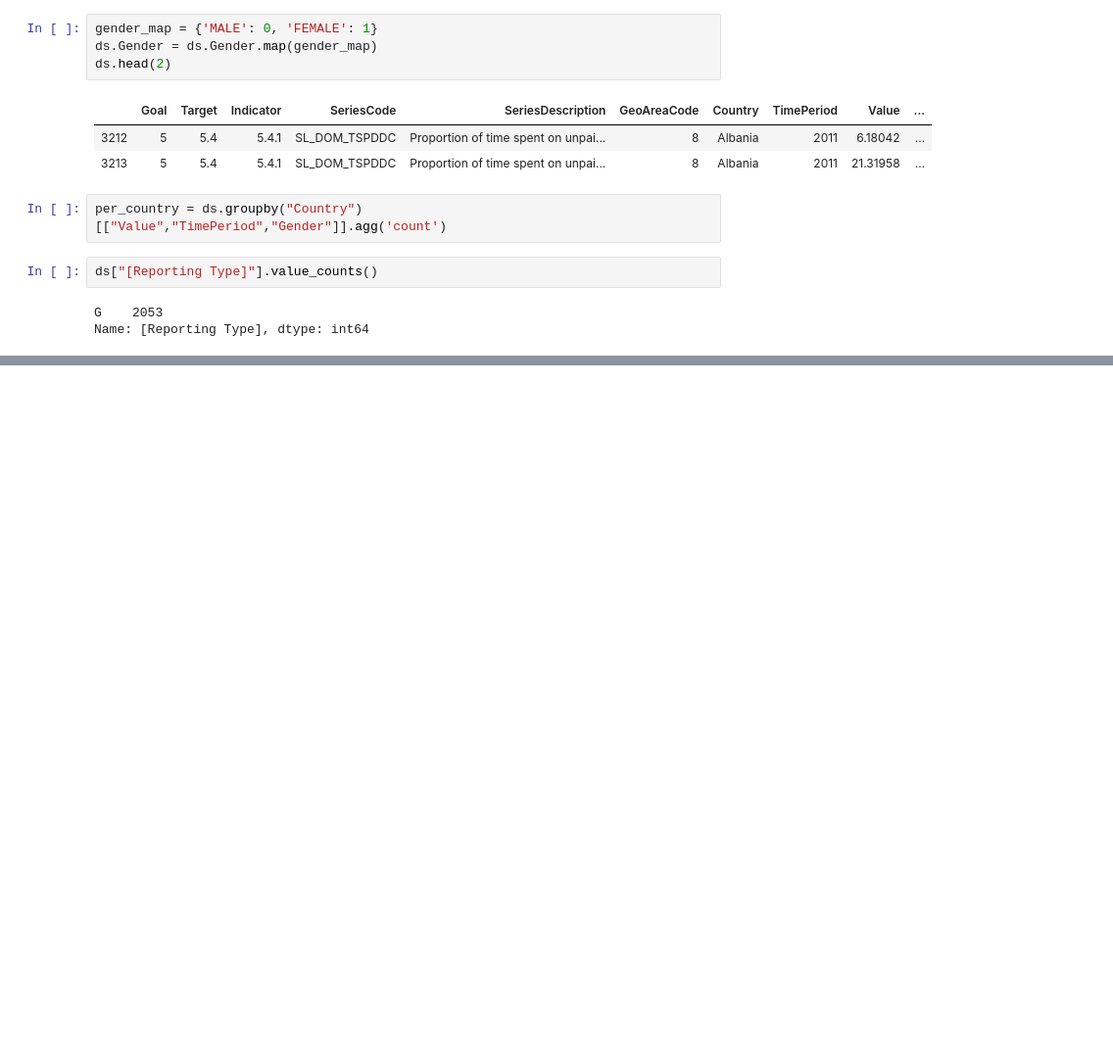
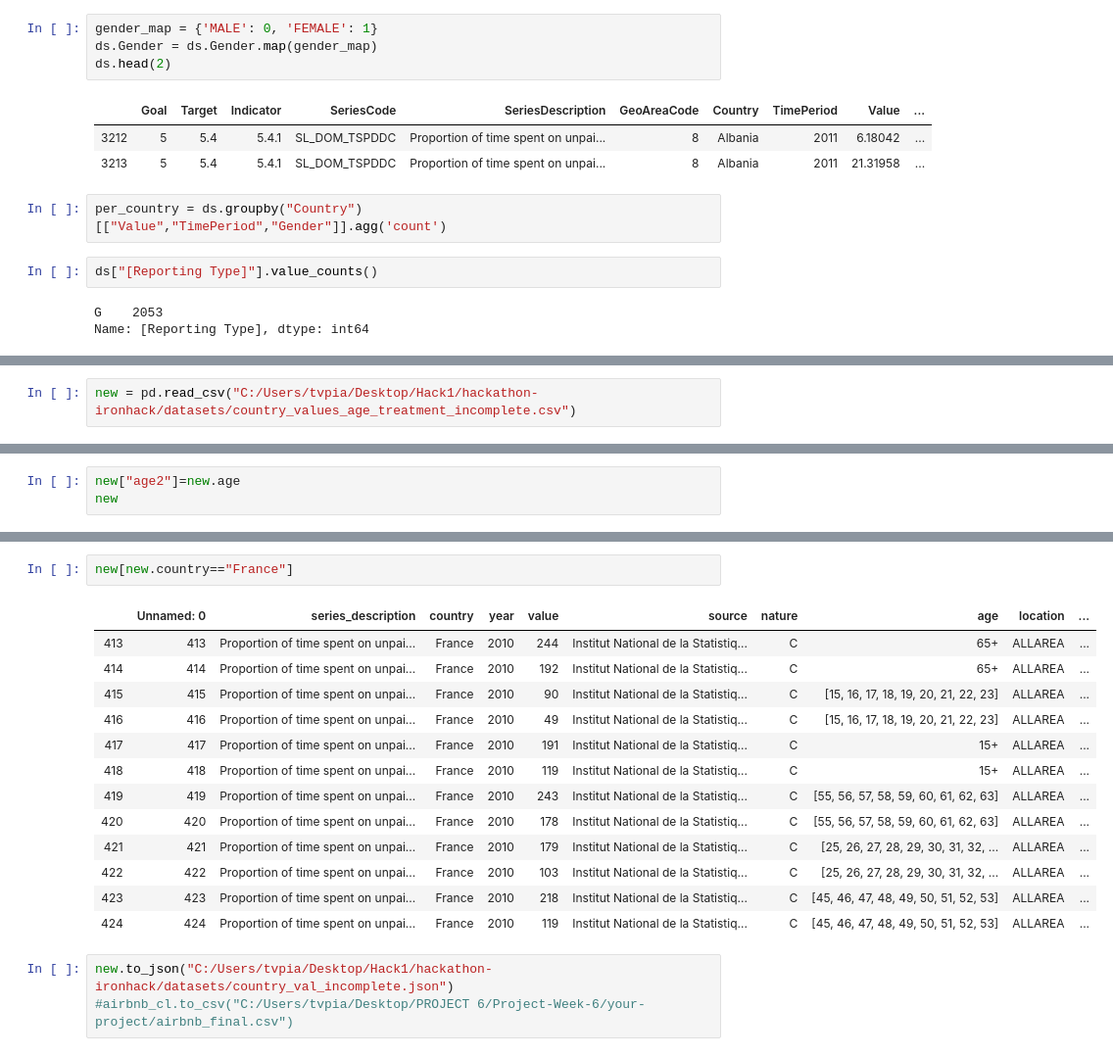
Before and after one commit to aariops/hackathon-ironhack, a Jupyter notebook: notebooks/Tri.ipynb, the cells around one changed output, grey strips where cells are left out. Shown at 98% size. Drawn from its saved outputs; the diff is of its cells as text; blank space fills up the shorter version.

Commit message:
json incomplete

```diff
--- a/notebooks/Tri.ipynb
+++ b/notebooks/Tri.ipynb
@@ -97,0 +167,2 @@ Name: [Reporting Type], dtype: int64
+# %%
+new = pd.read_csv("C:/Users/tvpia/Desktop/Hack1/hackathon-ironhack/datasets/country_values_age_treatment_incomplete.csv")
@@ -97,0 +175,3 @@ Name: [Reporting Type], dtype: int64
+# %%
+new["age2"]=new.age
+new
@@ -97,0 +230,19 @@ Name: [Reporting Type], dtype: int64
+# %%
+new[new.country=="France"]
+# %% [output]
+|  | Unnamed: 0 | series_description | country | year | value | source | nature | age | location | ... |
+| 413 | 413 | Proportion of time spent on unpai... | France | 2010 | 244 | Institut National de la Statistiq... | C | 65+ | ALLAREA | ... |
+| 414 | 414 | Proportion of time spent on unpai... | France | 2010 | 192 | Institut National de la Statistiq... | C | 65+ | ALLAREA | ... |
+| 415 | 415 | Proportion of time spent on unpai... | France | 2010 | 90 | Institut National de la Statistiq... | C | [15, 16, 17, 18, 19, 20, 21, 22, 23] | ALLAREA | ... |
+| 416 | 416 | Proportion of time spent on unpai... | France | 2010 | 49 | Institut National de la Statistiq... | C | [15, 16, 17, 18, 19, 20, 21, 22, 23] | ALLAREA | ... |
+| 417 | 417 | Proportion of time spent on unpai... | France | 2010 | 191 | Institut National de la Statistiq... | C | 15+ | ALLAREA | ... |
+| 418 | 418 | Proportion of time spent on unpai... | France | 2010 | 119 | Institut National de la Statistiq... | C | 15+ | ALLAREA | ... |
+| 419 | 419 | Proportion of time spent on unpai... | France | 2010 | 243 | Institut National de la Statistiq... | C | [55, 56, 57, 58, 59, 60, 61, 62, 63] | ALLAREA | ... |
+| 420 | 420 | Proportion of time spent on unpai... | France | 2010 | 178 | Institut National de la Statistiq... | C | [55, 56, 57, 58, 59, 60, 61, 62, 63] | ALLAREA | ... |
+| 421 | 421 | Proportion of time spent on unpai... | France | 2010 | 179 | Institut National de la Statistiq... | C | [25, 26, 27, 28, 29, 30, 31, 32, ... | ALLAREA | ... |
+| 422 | 422 | Proportion of time spent on unpai... | France | 2010 | 103 | Institut National de la Statistiq... | C | [25, 26, 27, 28, 29, 30, 31, 32, ... | ALLAREA | ... |
+| 423 | 423 | Proportion of time spent on unpai... | France | 2010 | 218 | Institut National de la Statistiq... | C | [45, 46, 47, 48, 49, 50, 51, 52, 53] | ALLAREA | ... |
+| 424 | 424 | Proportion of time spent on unpai... | France | 2010 | 119 | Institut National de la Statistiq... | C | [45, 46, 47, 48, 49, 50, 51, 52, 53] | ALLAREA | ... |
+# %%
+new.to_json("C:/Users/tvpia/Desktop/Hack1/hackathon-ironhack/datasets/country_val_incomplete.json")
+#airbnb_cl.to_csv("C:/Users/tvpia/Desktop/PROJECT 6/Project-Week-6/your-project/airbnb_final.csv")
```
Also changed, not shown: parts of 22 cells of this notebook, 1 other file.
